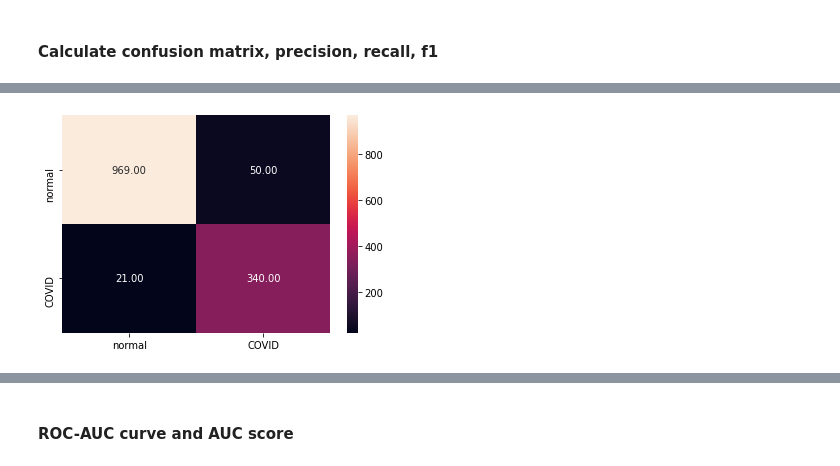
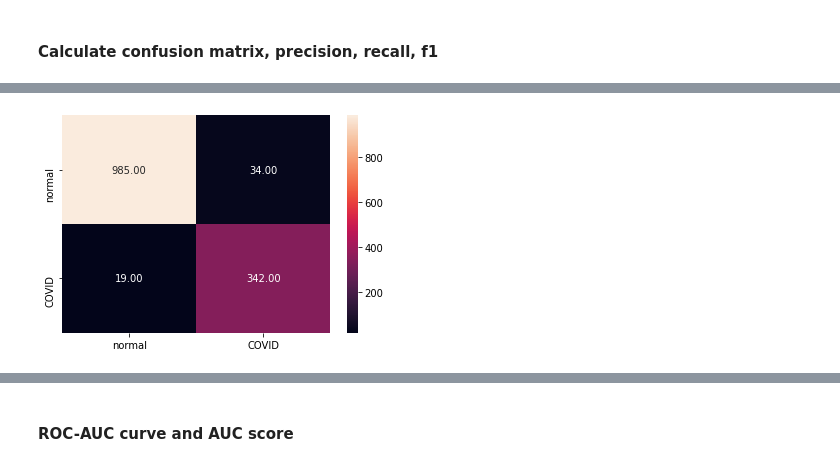
Before and after one commit to karencfisher/COVID19, a Jupyter notebook: notebooks/covidradio_weighted_baseline.ipynb, the cells around one changed output, grey strips where cells are left out. Saved outputs shown, nothing was run; the diff lists cells and outputs as text; code cells hidden in the pictures.

```diff
--- a/notebooks/covidradio_weighted_baseline.ipynb
+++ b/notebooks/covidradio_weighted_baseline.ipynb
@@ -197,3 +199,8 @@ plt.show()
+# %%
+model_path = os.path.join(BASE_PATH, 'weighted_model.h5')
+model = load_model(model_path, compile=False)
+model.compile(loss=util.Weighted_Loss(train_gen.classes), optimizer='adam',
+              metrics=['accuracy'])
 # %%
 score = model.evaluate(valid_gen, steps=len(valid_gen))
 print(f'Accuracy Score = {round(score[1], 2) * 100}%')
@@ -204,8 +211,8 @@ Accuracy Score = 95.0%
 #### Calculate confusion matrix, precision, recall, f1
 # %%
 y_true = np.array(valid_gen.classes)
-y_pred = model.predict(valid_gen)
-y_pred = y_pred.reshape(-1)
+y_true = np.expand_dims(y_true, axis=1)
+y_pred = model.predict(valid_gen, verbose=1)
 y_pred = y_pred > 0.5
 y_pred = y_pred.astype(np.uint8)
 cf = confusion_matrix(y_true, y_pred)
@@ -214 +222 @@ sns.heatmap(cf, xticklabels=classes, yticklabels=classes, annot=True, fmt='.2f')
-[figure, old version]
+[figure, new version]
```
Also changed, not shown: parts of 17 cells of this notebook.
